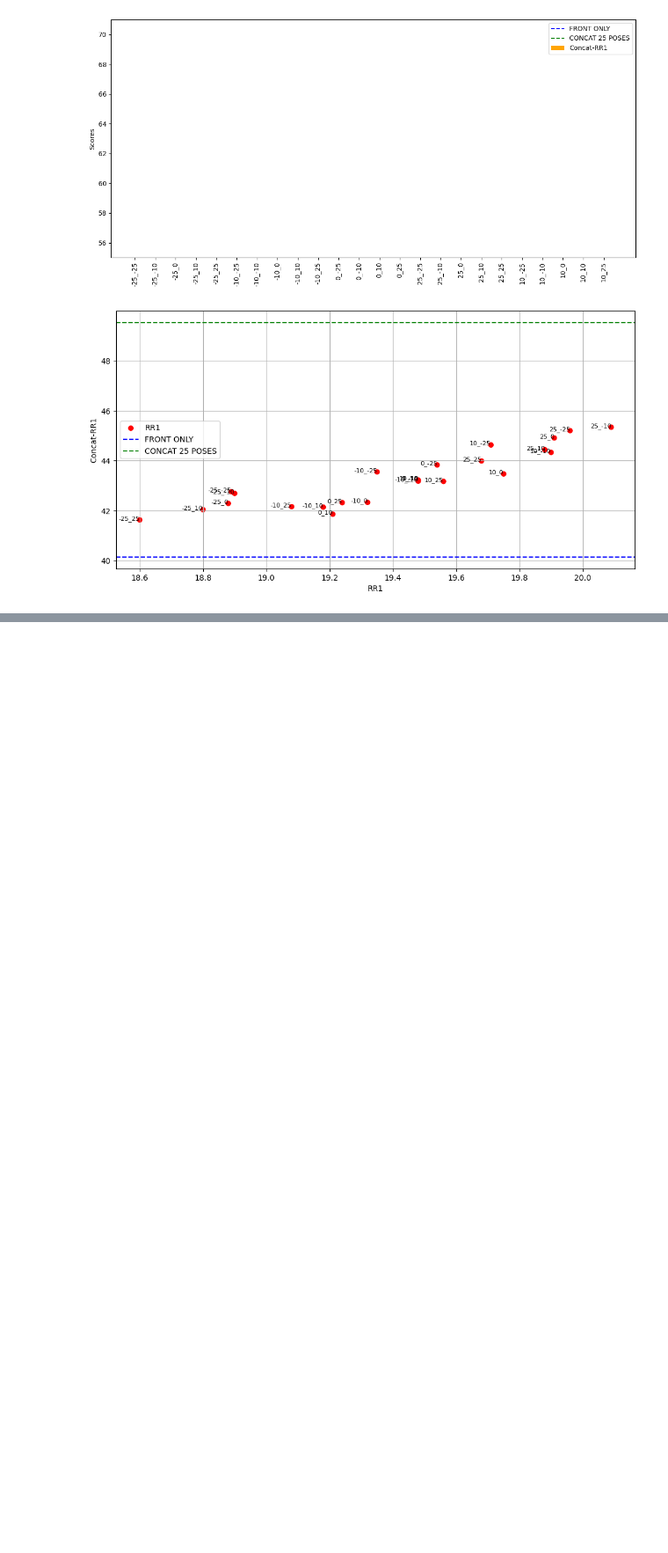
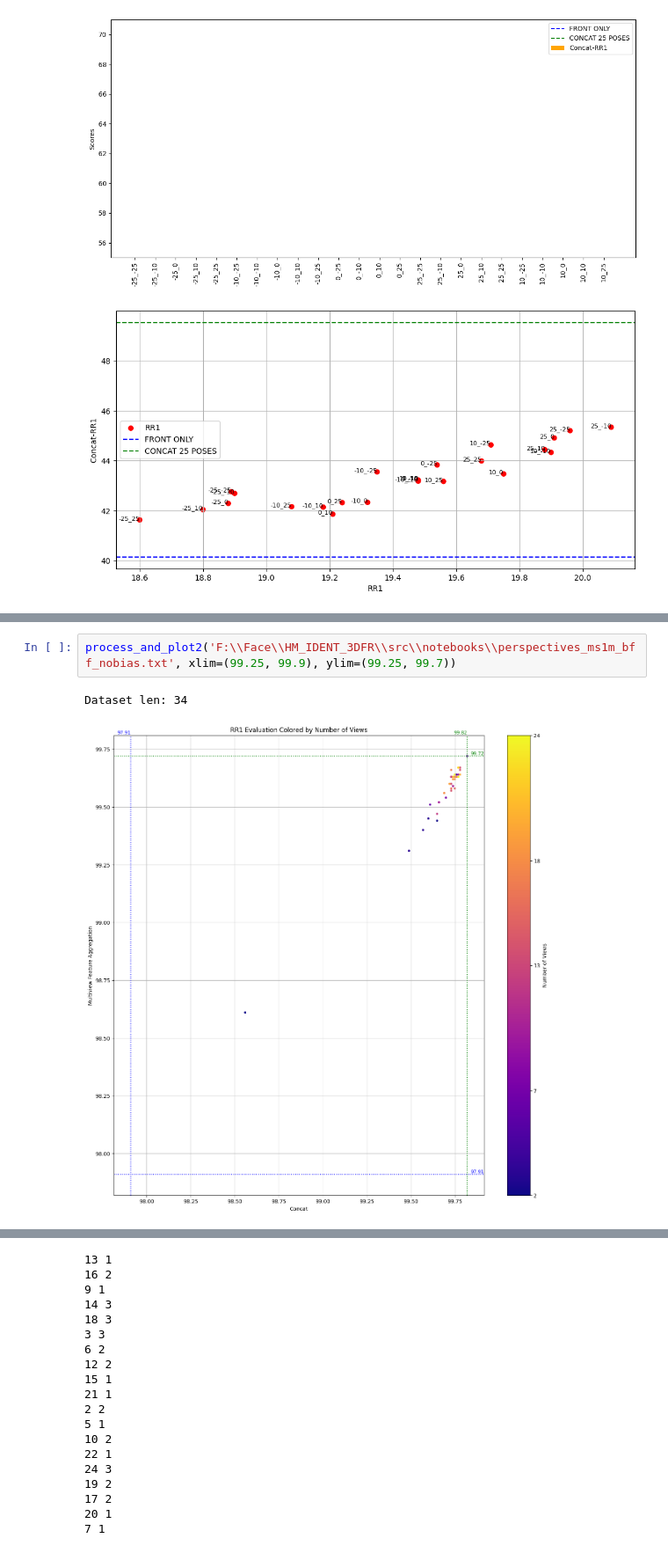
Before and after one commit to EduardBartolovic/HM_IDENT_3DFR, a Jupyter notebook: src/notebooks/AnalysePerspectives.ipynb, the cells around one changed output, grey strips where cells are left out. Shown at 88% size. Saved outputs shown, nothing was run; the diff lists cells and outputs as text; blank space fills up the shorter version.

```diff
--- a/src/notebooks/AnalysePerspectives.ipynb
+++ b/src/notebooks/AnalysePerspectives.ipynb
@@ -268,0 +361,5 @@ Dataset len: 411
+# %%
+process_and_plot2('F:\\Face\\HM_IDENT_3DFR\\src\\notebooks\\perspectives_ms1m_bff_nobias.txt', xlim=(99.25, 99.9), ylim=(99.25, 99.7))
+# %% [output]
+Dataset len: 34
+[figure, added]
@@ -268,0 +367,19 @@ Dataset len: 411
+13 1
+16 2
+9 1
+14 3
+18 3
+3 3
+6 2
+12 2
+15 1
+21 1
+2 2
+5 1
+10 2
+22 1
+24 3
+19 2
+17 2
+20 1
+7 1
```
Also changed, not shown: parts of 3 cells of this notebook, 5 other files.
